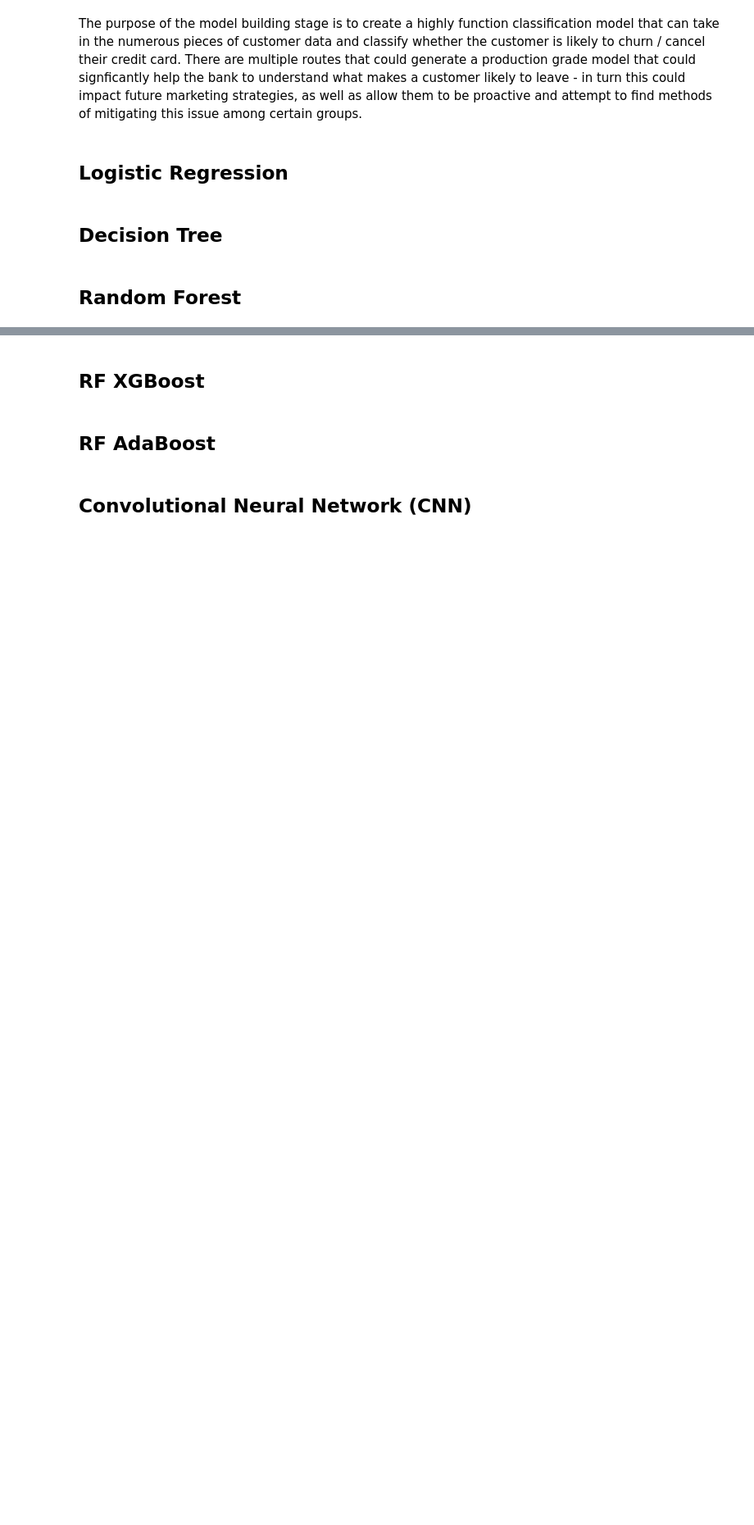
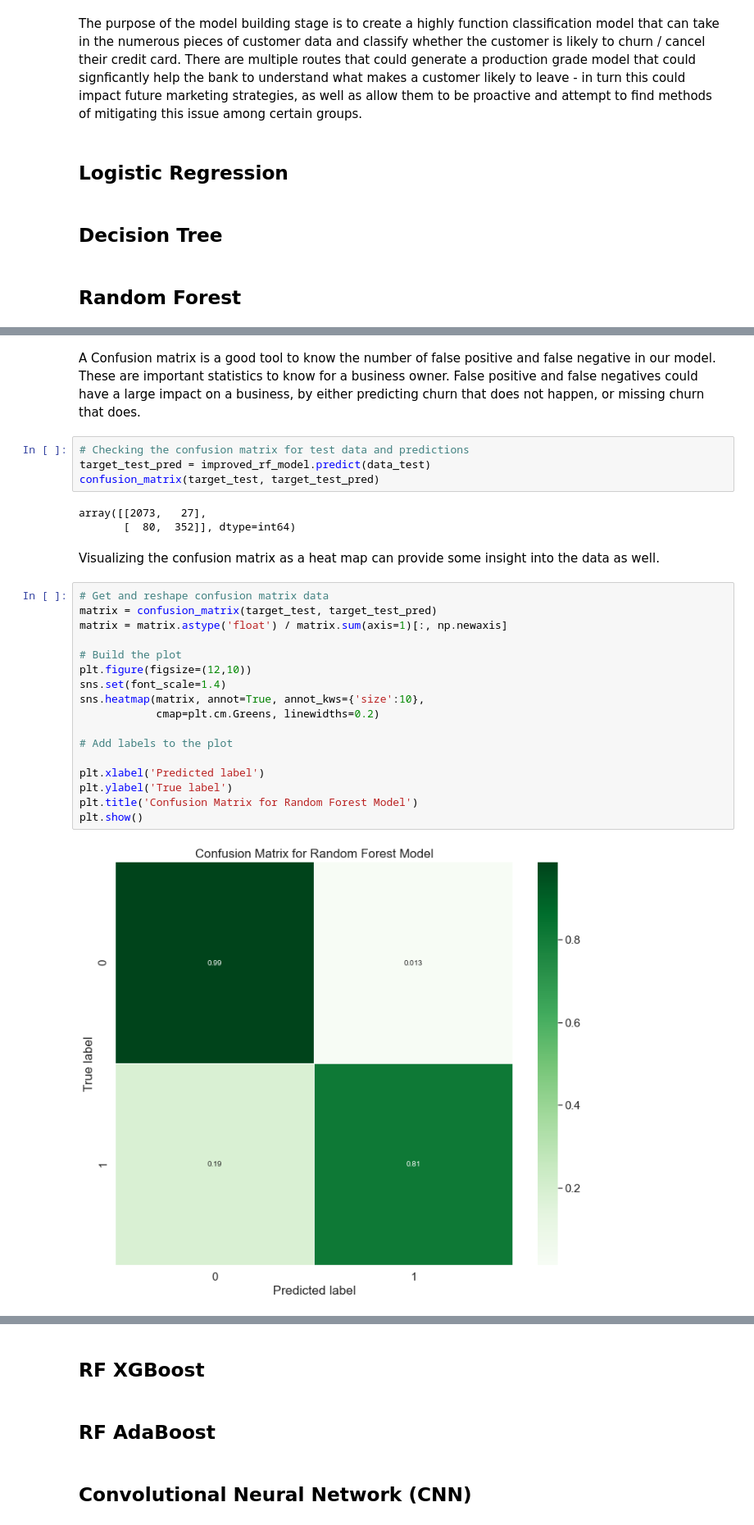
Before and after one commit to PaolaMalagon/Churn-Prediction-G2, a Jupyter notebook: Churn-Prediction-G2.ipynb, the cells around one changed output, grey strips where cells are left out. Shown at 82% size. Cells and saved outputs as stored; diff of their text form; blank space fills up the shorter version.

```diff
--- a/Churn-Prediction-G2.ipynb
+++ b/Churn-Prediction-G2.ipynb
@@ -485,0 +640,30 @@ The purpose of the model building stage is to create a highly function classific
+# %% [markdown]
+A Confusion matrix is a good tool to know the number of false positive and false negative in our model. These are important statistics to know for a business owner. False positive and false negatives could have a large impact on a business, by either predicting churn that does not happen, or missing churn that does.
+# %%
+# Checking the confusion matrix for test data and predictions
+target_test_pred = improved_rf_model.predict(data_test)
+confusion_matrix(target_test, target_test_pred)
+# %% [output]
+array([[2073,   27],
+       [  80,  352]], dtype=int64)
+# %% [markdown]
+Visualizing the confusion matrix as a heat map can provide some insight into the data as well.
+# %%
+# Get and reshape confusion matrix data
+matrix = confusion_matrix(target_test, target_test_pred)
+matrix = matrix.astype('float') / matrix.sum(axis=1)[:, np.newaxis]
+
+# Build the plot
+plt.figure(figsize=(12,10))
+sns.set(font_scale=1.4)
+sns.heatmap(matrix, annot=True, annot_kws={'size':10},
+            cmap=plt.cm.Greens, linewidths=0.2)
+
+# Add labels to the plot
+
+plt.xlabel('Predicted label')
+plt.ylabel('True label')
+plt.title('Confusion Matrix for Random Forest Model')
+plt.show()
+# %% [output]
+[figure, added]
```
Also changed, not shown: parts of 42 cells of this notebook.
